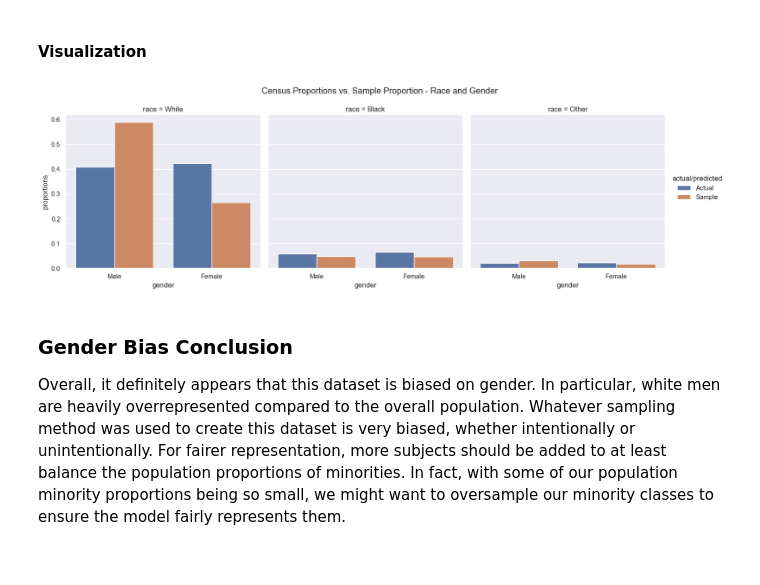
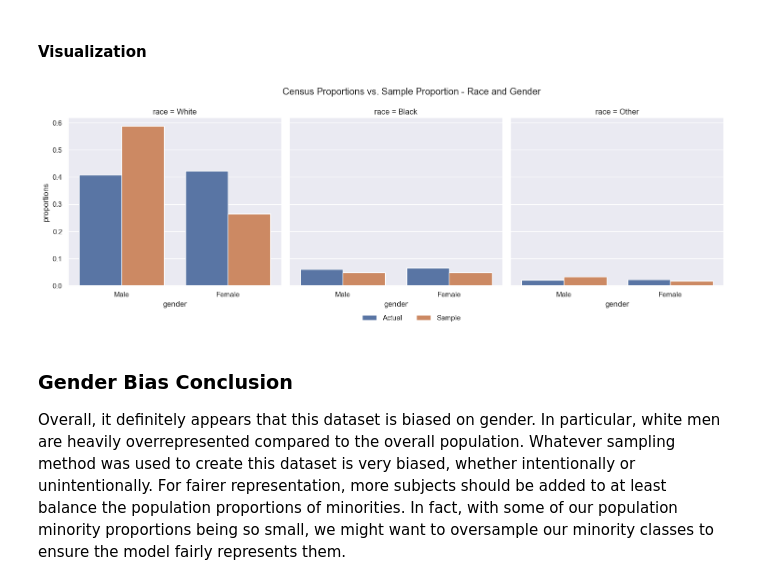
Before and after one commit to IMOsbo/DATA6550-Bias, a Jupyter notebook: Code/Osborne/Project-Code-Osborne.ipynb, the cells around one changed output. Saved outputs shown, nothing was run; the diff lists cells and outputs as text; code cells hidden in the pictures.

Commit message:
Changed layout of plot legend

```diff
--- a/Code/Osborne/Project-Code-Osborne.ipynb
+++ b/Code/Osborne/Project-Code-Osborne.ipynb
@@ -270,19 +270,32 @@ genderRace = pd.DataFrame(
 # %%
 genderRaceChart = sns.catplot(
     data=genderRace,
     col="race",
     x="gender",
     y="proportions",
     hue="actual/predicted",
     kind="bar",
 )
+
+# https://stackoverflow.com/a/29814281
 genderRaceChart.figure.subplots_adjust(top=0.85)
 genderRaceChart.figure.suptitle(
     "Census Proportions vs. Sample Proportion - Race and Gender"
 )
+
+# https://seaborn.pydata.org/generated/seaborn.move_legend.html
+# https://stackoverflow.com/questions/27019079/move-seaborn-plot-legend-to-a-different-position
+sns.move_legend(
+    genderRaceChart,
+    "lower center",
+    bbox_to_anchor=(0.5, -0.05),
+    ncol=2,
+    title=None,
+    frameon=False,
+)
 plt.show()
 # %% [output]
-[figure, old version]
+[figure, new version]
 # %% [markdown]
 ### Gender Bias Conclusion
 
```
